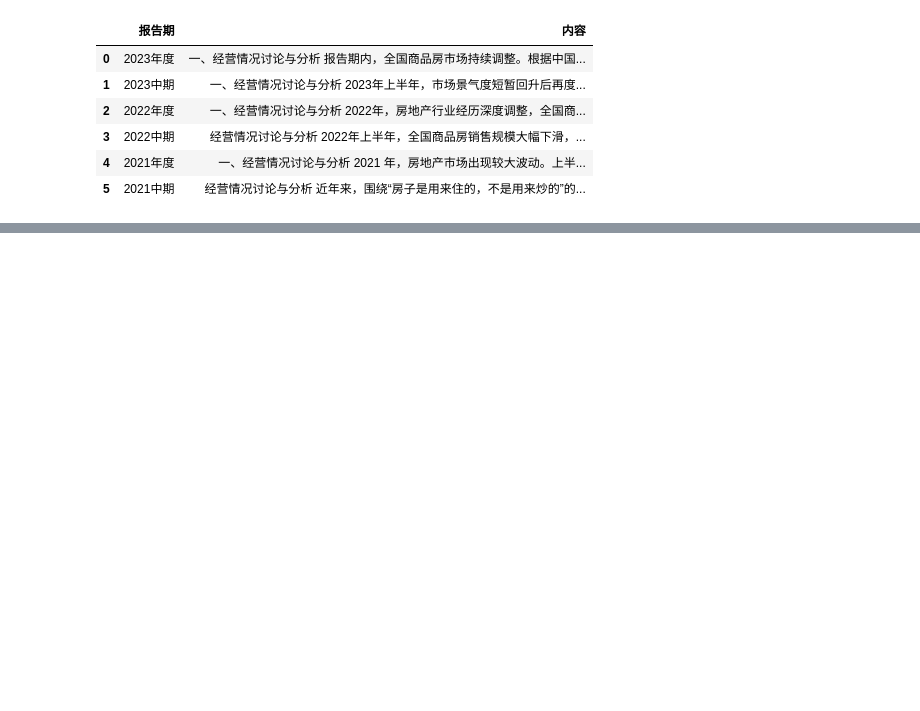
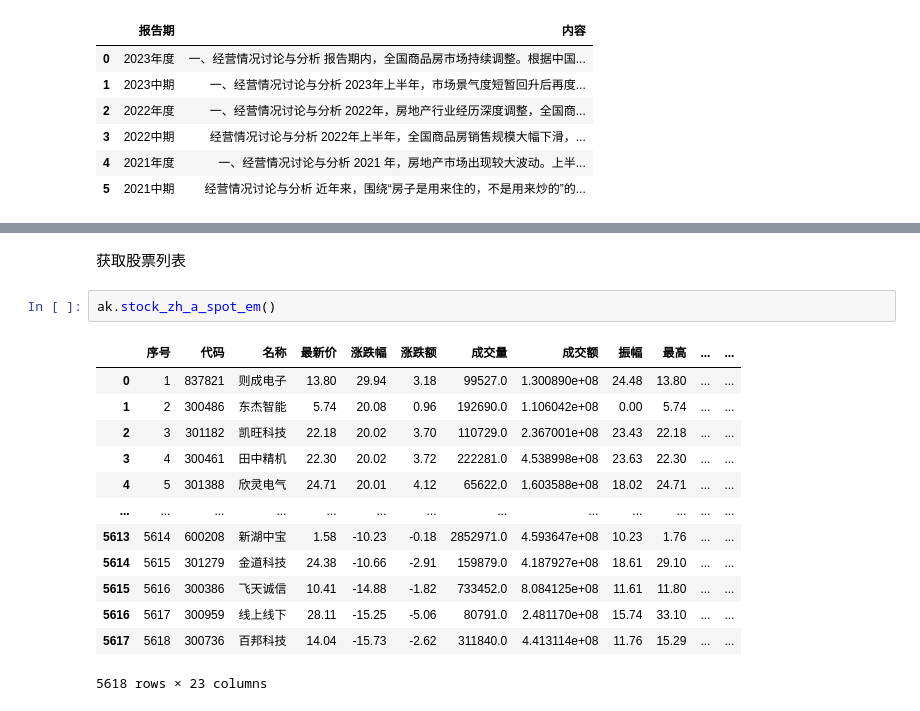
Before and after one commit to EveryFine/GeniusAI, a Jupyter notebook: GeniusChatbots/playground/datasource/AKShare获取股票信息.ipynb, the cells around one changed output, grey strips where cells are left out. Drawn from its saved outputs; the diff is of its cells as text; blank space fills up the shorter version.

```diff
--- a/GeniusChatbots/playground/datasource/AKShare获取股票信息.ipynb
+++ b/GeniusChatbots/playground/datasource/AKShare获取股票信息.ipynb
@@ -204,0 +226,18 @@ stock_mda_ym_df
+# %% [markdown]
+获取股票列表
+# %%
+ak.stock_zh_a_spot_em()
+# %% [output]
+|  | 序号 | 代码 | 名称 | 最新价 | 涨跌幅 | 涨跌额 | 成交量 | 成交额 | 振幅 | 最高 | ... | ... |
+| 0 | 1 | 837821 | 则成电子 | 13.80 | 29.94 | 3.18 | 99527.0 | 1.300890e+08 | 24.48 | 13.80 | ... | ... |
+| 1 | 2 | 300486 | 东杰智能 | 5.74 | 20.08 | 0.96 | 192690.0 | 1.106042e+08 | 0.00 | 5.74 | ... | ... |
+| 2 | 3 | 301182 | 凯旺科技 | 22.18 | 20.02 | 3.70 | 110729.0 | 2.367001e+08 | 23.43 | 22.18 | ... | ... |
+| 3 | 4 | 300461 | 田中精机 | 22.30 | 20.02 | 3.72 | 222281.0 | 4.538998e+08 | 23.63 | 22.30 | ... | ... |
+| 4 | 5 | 301388 | 欣灵电气 | 24.71 | 20.01 | 4.12 | 65622.0 | 1.603588e+08 | 18.02 | 24.71 | ... | ... |
+| ... | ... | ... | ... | ... | ... | ... | ... | ... | ... | ... | ... | ... |
+| 5613 | 5614 | 600208 | 新湖中宝 | 1.58 | -10.23 | -0.18 | 2852971.0 | 4.593647e+08 | 10.23 | 1.76 | ... | ... |
+| 5614 | 5615 | 301279 | 金道科技 | 24.38 | -10.66 | -2.91 | 159879.0 | 4.187927e+08 | 18.61 | 29.10 | ... | ... |
+| 5615 | 5616 | 300386 | 飞天诚信 | 10.41 | -14.88 | -1.82 | 733452.0 | 8.084125e+08 | 11.61 | 11.80 | ... | ... |
+| 5616 | 5617 | 300959 | 线上线下 | 28.11 | -15.25 | -5.06 | 80791.0 | 2.481170e+08 | 15.74 | 33.10 | ... | ... |
+| 5617 | 5618 | 300736 | 百邦科技 | 14.04 | -15.73 | -2.62 | 311840.0 | 4.413114e+08 | 11.76 | 15.29 | ... | ... |
+5618 rows × 23 columns
```
Also changed, not shown: parts of 11 cells of this notebook, 6 other files.
